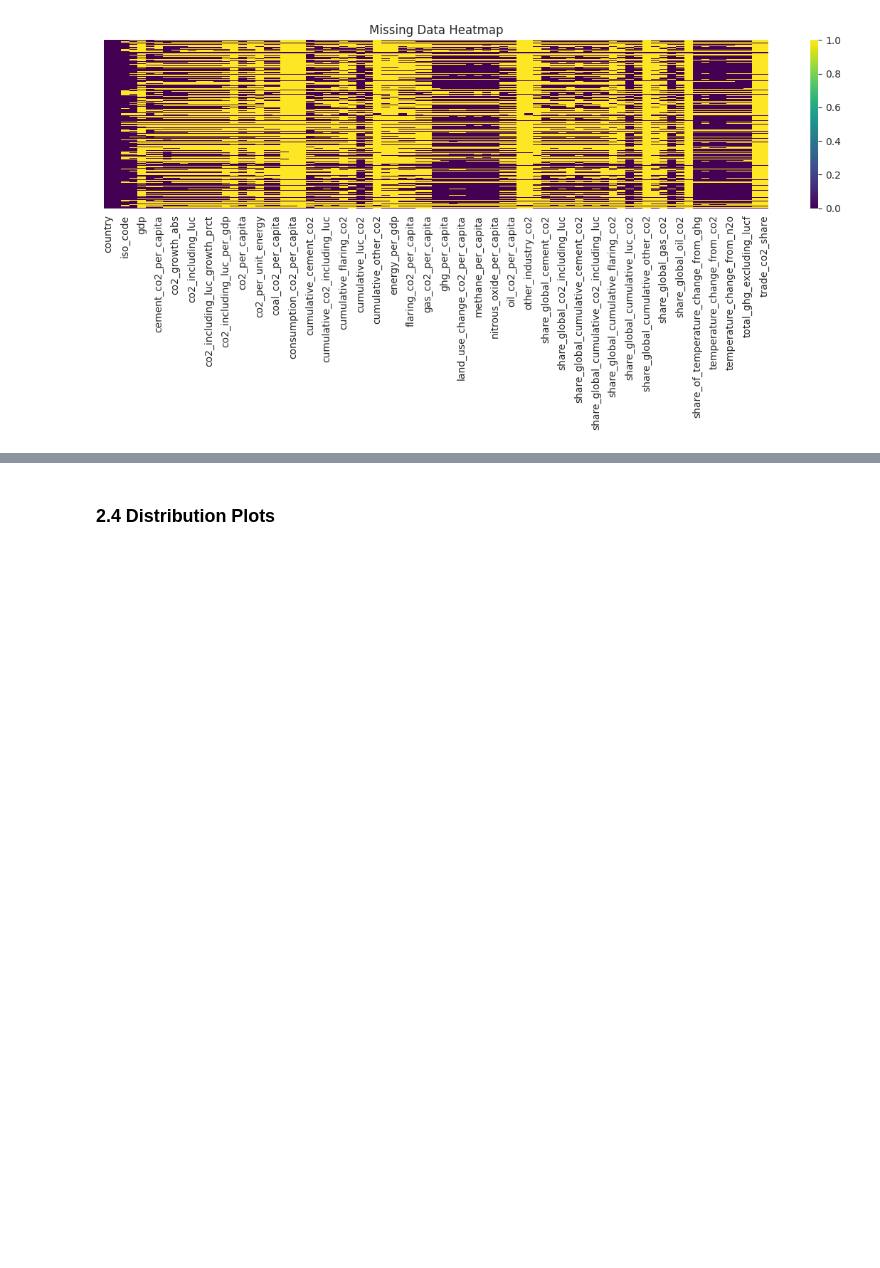
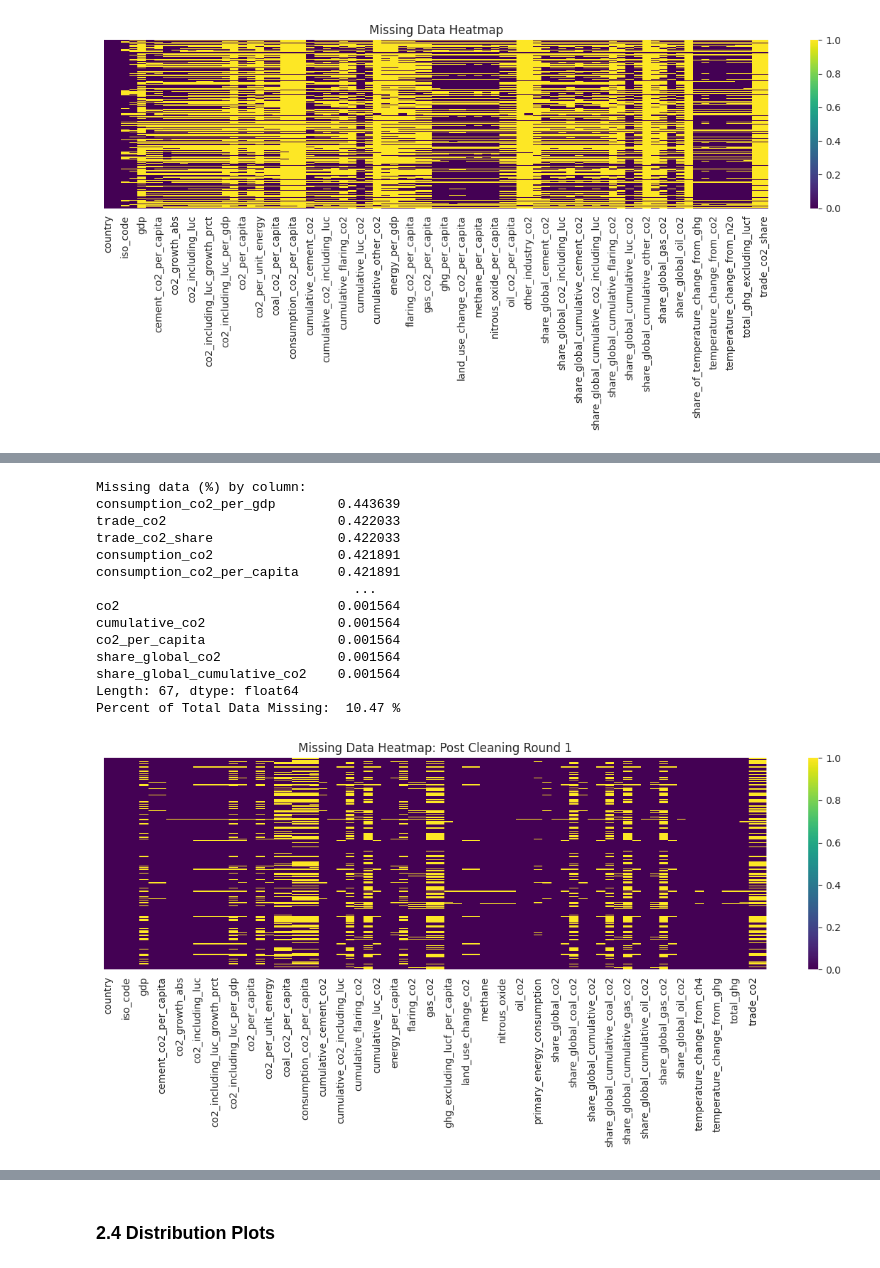
Before and after one commit to aydanali/ECON3916-Stats-and-ML, a Jupyter notebook: FinalProject/3916_final_project_starter.ipynb, the cells around one changed output, grey strips where cells are left out. Cells and saved outputs as stored; diff of their text form; code cells hidden in the pictures; blank space fills up the shorter version.

```diff
--- a/FinalProject/3916_final_project_starter.ipynb
+++ b/FinalProject/3916_final_project_starter.ipynb
@@ -173,0 +494,27 @@ Percent of Total Data Missing:  54.25 %
+# %%
+missing_pct_clean = df.isnull().mean().sort_values(ascending=False)
+print('Missing data (%) by column:')
+print(missing_pct_clean[missing_pct_clean > 0])
+print('Percent of Total Data Missing: ', round(sum(missing_pct_clean[missing_pct_clean > 0])/77*100, 2), '%')
+
+plt.figure(figsize=(12, 6))
+sns.heatmap(df.isnull(), cbar=True, yticklabels=False, cmap='viridis')
+plt.title('Missing Data Heatmap: Post Cleaning Round 1')
+plt.tight_layout()
+plt.show()
+# %% [output]
+Missing data (%) by column:
+consumption_co2_per_gdp        0.443639
+trade_co2                      0.422033
+trade_co2_share                0.422033
+consumption_co2                0.421891
+consumption_co2_per_capita     0.421891
+                                 ...
+co2                            0.001564
+cumulative_co2                 0.001564
+co2_per_capita                 0.001564
+share_global_co2               0.001564
+share_global_cumulative_co2    0.001564
+Length: 67, dtype: float64
+Percent of Total Data Missing:  10.47 %
+[figure, added]
```
Also changed, not shown: parts of 39 cells of this notebook.
